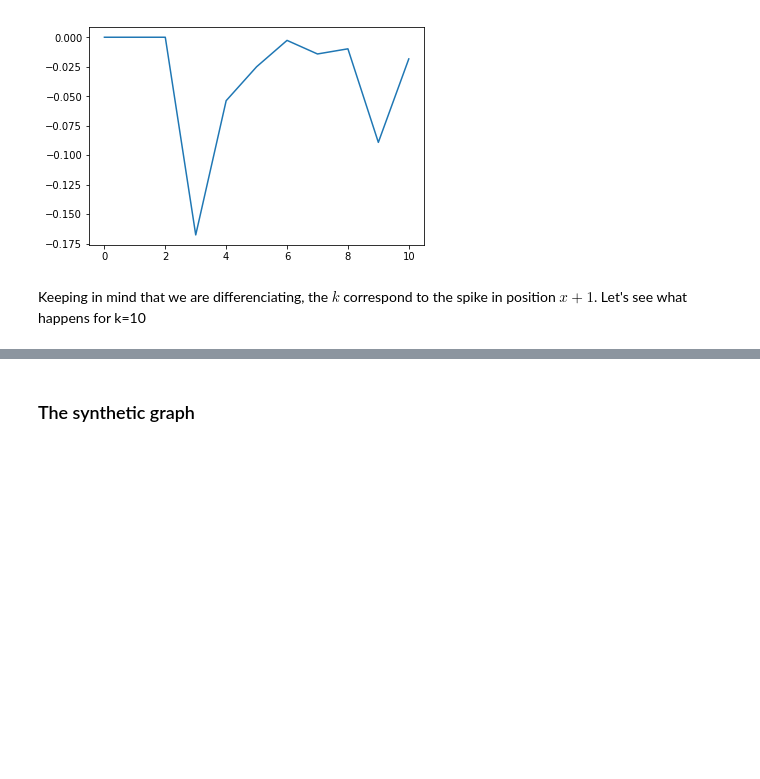
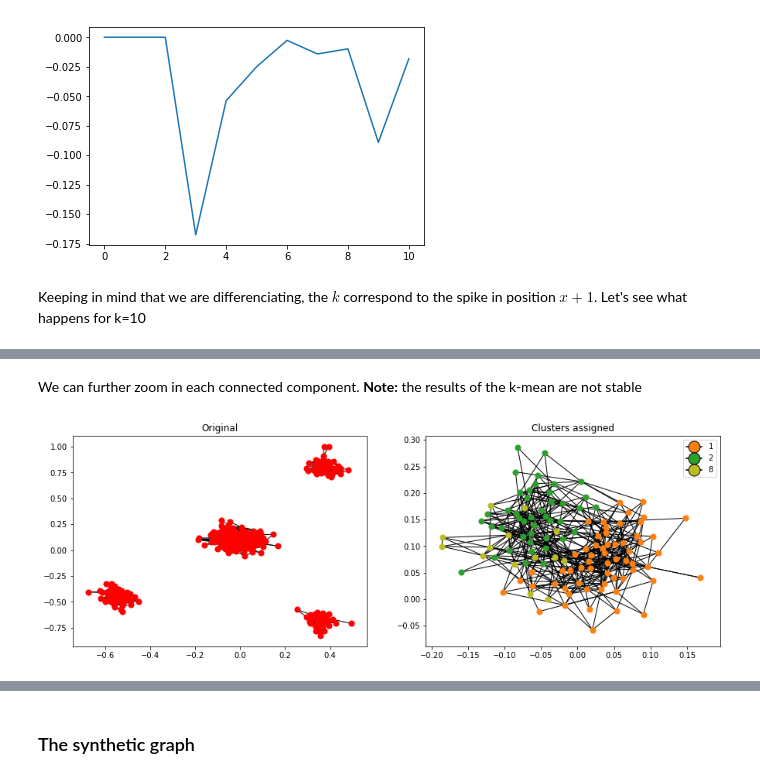
Before and after one commit to gioruffa/ID2222_DataMining_Assignments, a Jupyter notebook: 4_graph_spectra/graph-spectra.ipynb, the cells around one changed output, grey strips where cells are left out. Cells and saved outputs as stored; diff of their text form; code cells hidden in the pictures; blank space fills up the shorter version.

```diff
--- a/4_graph_spectra/graph-spectra.ipynb
+++ b/4_graph_spectra/graph-spectra.ipynb
@@ -341,0 +357,7 @@ draw_compare(ex1, ex1_clusters, node_size=50, with_labels=False)
+# %% [markdown]
+We can further zoom in each connected component.
+**Note:** the results of the k-mean are not stable
+# %%
+draw_compare(ex1, ex1_clusters, node_size=50, with_labels=False, which_clusters=[1,2,8])
+# %% [output]
+[figure, added]
```
Also changed, not shown: parts of 12 cells of this notebook.
